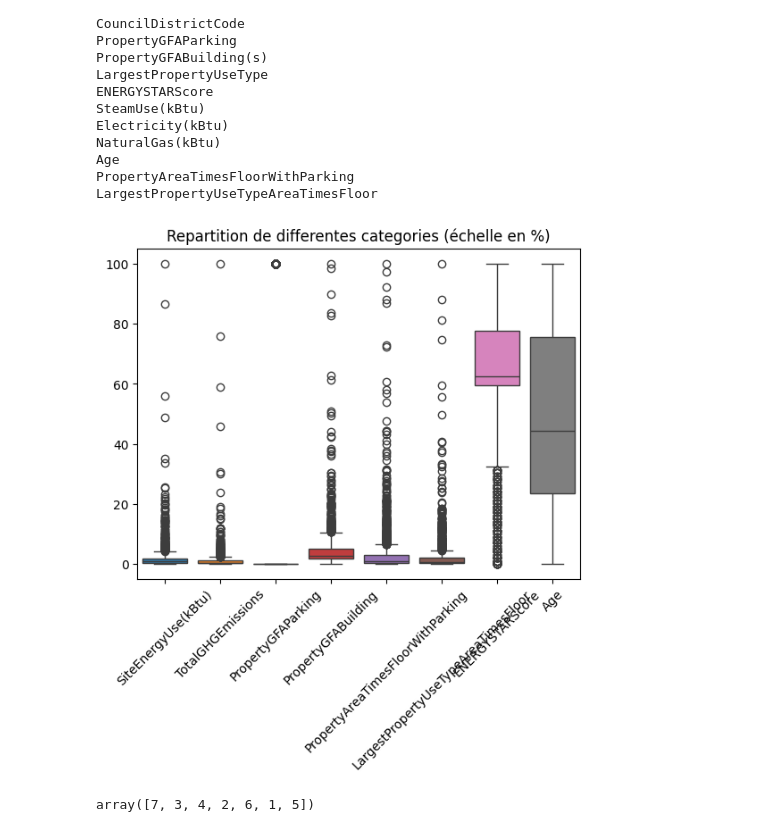
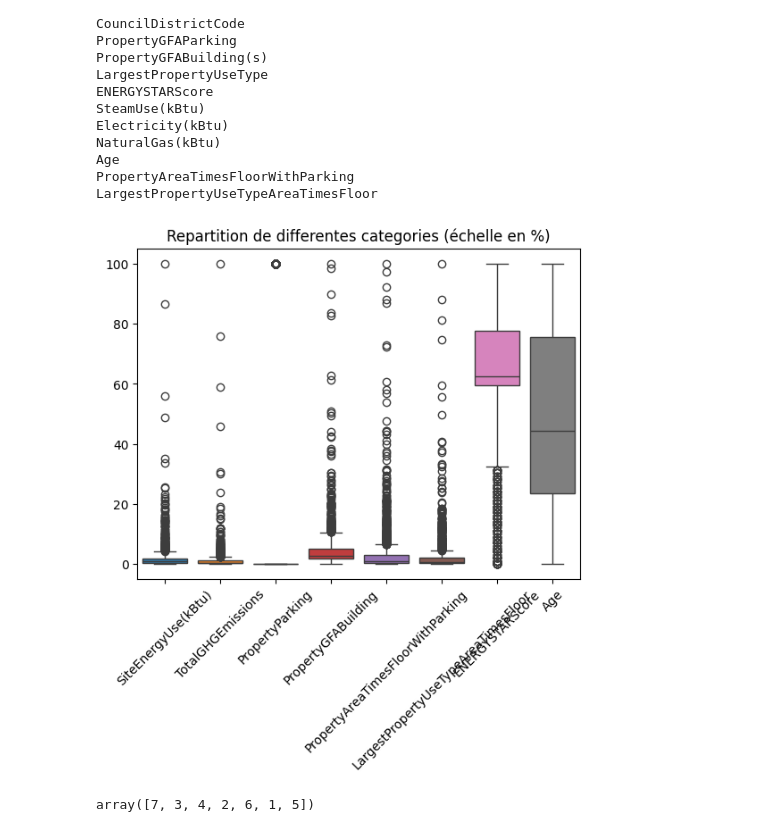
Before and after one commit to Florian-Biggio/Predict-Energy-and-CO2-for-building, a Jupyter notebook: template_modelistation_supervisee.ipynb, the cells around one changed output. Saved outputs shown, nothing was run; the diff lists cells and outputs as text; code cells hidden in the pictures.

```diff
--- a/template_modelistation_supervisee.ipynb
+++ b/template_modelistation_supervisee.ipynb
@@ -287,28 +309,29 @@ PropertyAreaTimesFloorWithParking
 LargestPropertyUseTypeAreaTimesFloor
 # %%
 building_consumption_filtered.rename(columns={"SteamUse(kBtu)" : "SteamUse",
-                                              "Electricity(kBtu)" : "Electricity",
-                                              "NaturalGas(kBtu)" : "NaturalGas",
-                                              "PropertyGFABuilding(s)": "PropertyGFABuilding"},
+                                              "Electricity(kBtu)" : "ElectricityUse",
+                                              "NaturalGas(kBtu)" : "NaturalGasUse",
+                                              "PropertyGFABuilding(s)": "PropertyGFABuilding",
+                                              "PropertyGFAParking": "PropertyParking"},
                       inplace=True)
 # %%
 import seaborn as sns
 # Assuming `df` is your DataFrame
-selected_features = ['SiteEnergyUse(kBtu)', 'TotalGHGEmissions', 'PropertyGFAParking',
+selected_features = ['SiteEnergyUse(kBtu)', 'TotalGHGEmissions', 'PropertyParking',
                      "PropertyGFABuilding",  'PropertyAreaTimesFloorWithParking', 'LargestPropertyUseTypeAreaTimesFloor', 'ENERGYSTARScore',
                      'Age']  # Replace with actual numeric variables
 
 # Assuming the range is 0-100 for relative percentages
 df_relative = building_consumption_filtered.copy()[selected_features]
 df_relative = (df_relative - df_relative.min()) / (df_relative.max() - df_relative.min()) * 100
 
 # Plot the boxplot with relative percentages
 sns.boxplot(data=df_relative)
 plt.title('Repartition de differentes categories (échelle en %)')
 plt.xticks(rotation=45)
 plt.show()
 # %% [output]
-[figure, old version]
+[figure, new version]
 # %%
 building_consumption["CouncilDistrictCode"].unique()
 # %% [output]
```
Also changed, not shown: parts of 3 cells of this notebook, 14 other files.
